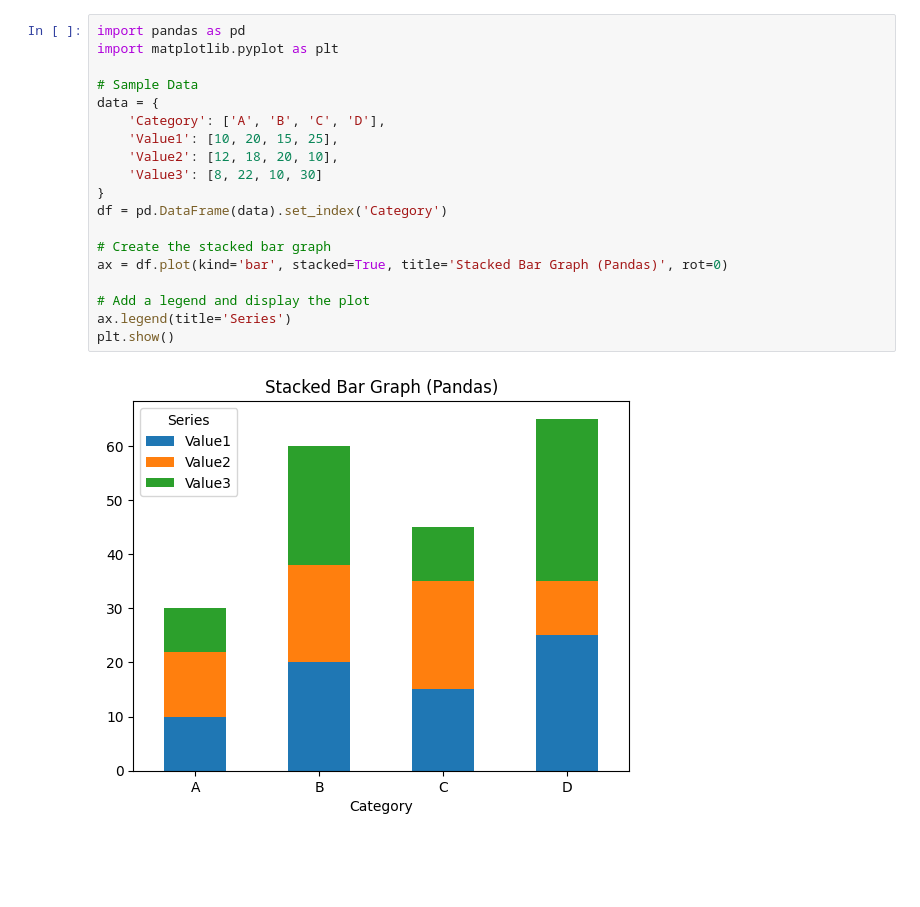
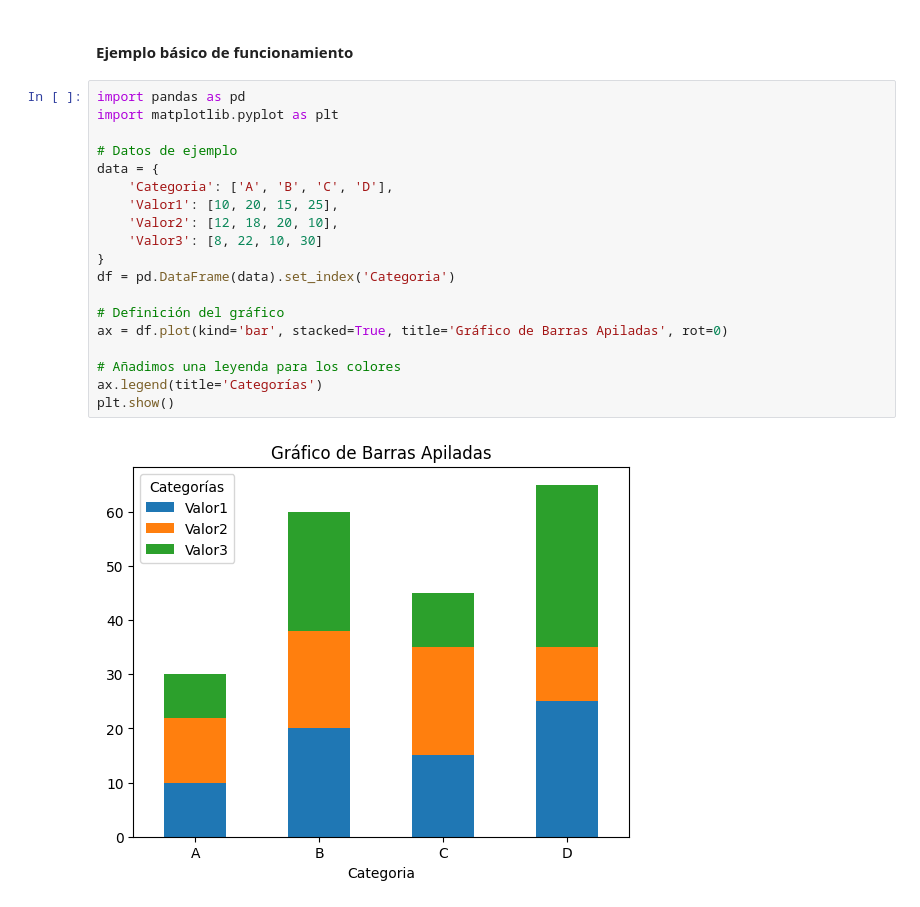
Before and after one commit to richardriverag/VisualizacionDeDatos, a Jupyter notebook: PEC2_Richard_Rivera.ipynb, the cells around one changed output. Drawn from its saved outputs; the diff is of its cells as text; blank space fills up the shorter version.

```diff
--- a/PEC2_Richard_Rivera.ipynb
+++ b/PEC2_Richard_Rivera.ipynb
@@ -25,21 +57,23 @@
-# %%
-import pandas as pd
-import matplotlib.pyplot as plt
-
-# Sample Data
-data = {
-    'Category': ['A', 'B', 'C', 'D'],
-    'Value1': [10, 20, 15, 25],
-    'Value2': [12, 18, 20, 10],
-    'Value3': [8, 22, 10, 30]
-}
-df = pd.DataFrame(data).set_index('Category')
-
-# Create the stacked bar graph
-ax = df.plot(kind='bar', stacked=True, title='Stacked Bar Graph (Pandas)', rot=0)
-
-# Add a legend and display the plot
-ax.legend(title='Series')
-plt.show()
-# %% [output]
-[figure, removed]
+# %% [markdown]
+#### Ejemplo básico de funcionamiento
+# %%
+import pandas as pd
+import matplotlib.pyplot as plt
+
+# Datos de ejemplo
+data = {
+    'Categoria': ['A', 'B', 'C', 'D'],
+    'Valor1': [10, 20, 15, 25],
+    'Valor2': [12, 18, 20, 10],
+    'Valor3': [8, 22, 10, 30]
+}
+df = pd.DataFrame(data).set_index('Categoria')
+
+# Definición del gráfico
+ax = df.plot(kind='bar', stacked=True, title='Gráfico de Barras Apiladas', rot=0)
+
+# Añadimos una leyenda para los colores
+ax.legend(title='Categorías')
+plt.show()
+# %% [output]
+[figure, added]
```
Also changed, not shown: parts of 25 cells of this notebook, 8 other files.
